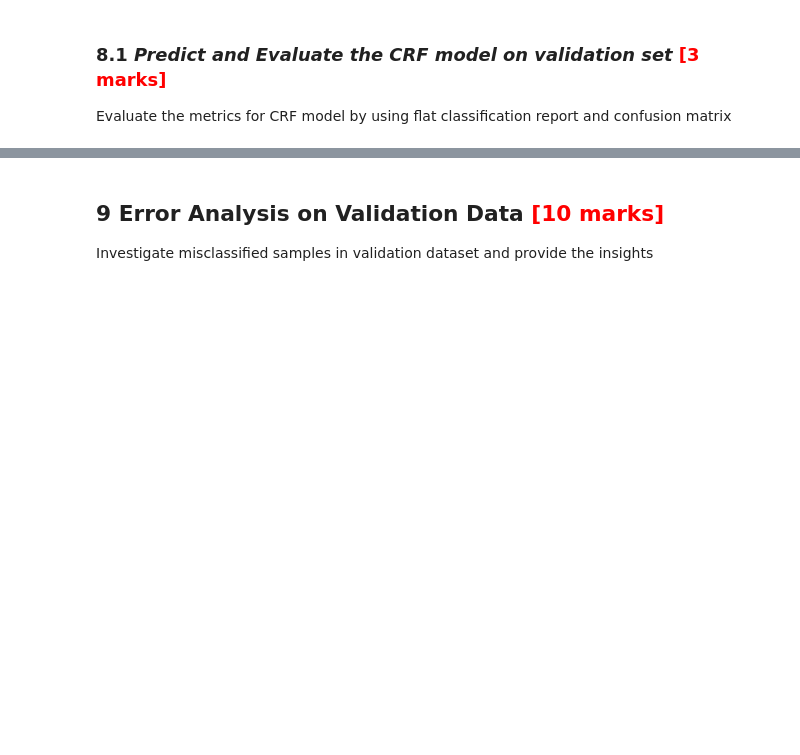
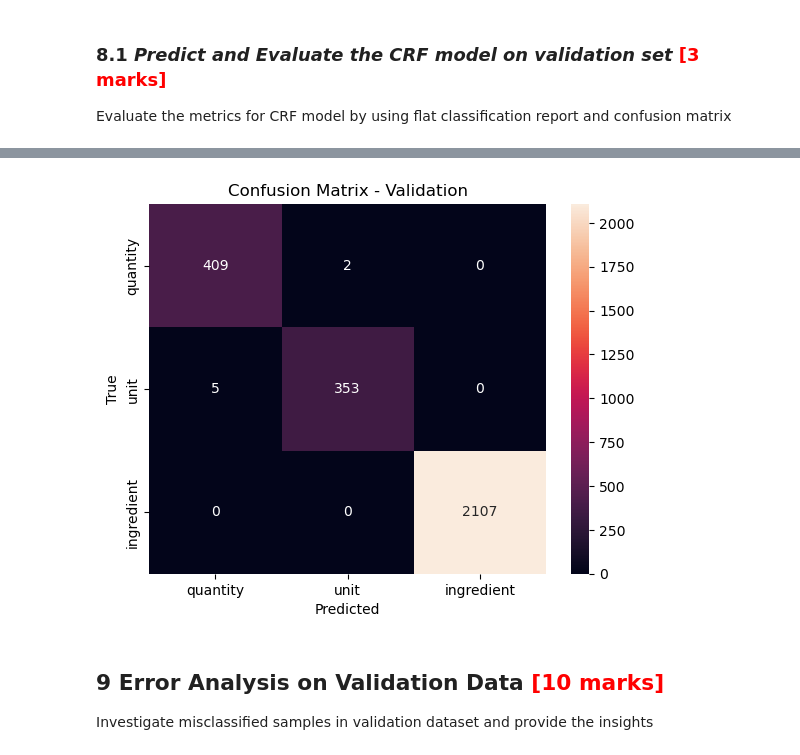
Before and after one commit to navspeak/NLP, a Jupyter notebook: Assignment/Identifying_Key_Entities_Recipe_Data_Navneet_Kumar.ipynb, the cells around one changed output, grey strips where cells are left out. Cells and saved outputs as stored; diff of their text form; code cells hidden in the pictures; blank space fills up the shorter version.

```diff
--- a/Assignment/Identifying_Key_Entities_Recipe_Data_Starter.ipynb
+++ b/Assignment/Identifying_Key_Entities_Recipe_Data_Navneet_Kumar.ipynb
@@ -713,2 +767,4 @@ Create ***label_counts*** to count the frequencies of labels present in y_train_
 # %%
 # penalise ingredient label
+weight_dict['ingredient'] *= 0.5
+print(weight_dict)
@@ -766,3 +887,4 @@ Save the CRF model
 Evaluate the metrics for CRF model by using flat classification report and confusion matrix
 # %%
 # predict the crf model on validation dataset
+y_val_pred = crf.predict(X_val_weighted_features)
@@ -773,3 +908,26 @@ Evaluate the metrics for CRF model by using flat classification report and confu
+# %%
+# create a confusion matrix on validation dataset
+y_val_true_flat = [tag for tags in y_val_labels for tag in tags]
+y_val_pred_flat = [tag for tags in y_val_pred for tag in tags]
+labels = ['quantity', 'unit', 'ingredient']
+cm = confusion_matrix(y_val_true_flat, y_val_pred_flat, labels=labels)
+sns.heatmap(cm, annot=True, fmt='d', xticklabels=labels, yticklabels=labels)
+plt.xlabel('Predicted')
+plt.ylabel('True')
+plt.title('Confusion Matrix - Validation')
+plt.show()
+
+#7 errors total out of 2876 tokens:
+#   - 2 quantity → predicted as unit
+#   - 5 unit → predicted as quantity
+#   - ingredient — perfect again
+
+# Same pattern as training — all errors at the quantity/unit boundary. This makes sense: tokens like "1" before "cup" vs "1" before "teaspoon" look nearly identical in context.
+# The model achieves 0.99 macro F1 on unseen validation data, confirming it generalises well without overfitting.
+# All 7 misclassifications occur at the quantity-unit boundary — contextually similar tokens that are hard to distinguish without broader recipe-level context.
+# Ingredient classification remains perfect. The consistency between training and validation performance indicates the feature set is robust.
+# %% [output]
+[figure, added]
 # %% [markdown]
 ## **9** Error Analysis on Validation Data <font color = red>[10 marks]</font> <br>
 Investigate misclassified samples in validation dataset and provide the insights
```
Also changed, not shown: parts of 39 cells of this notebook.
